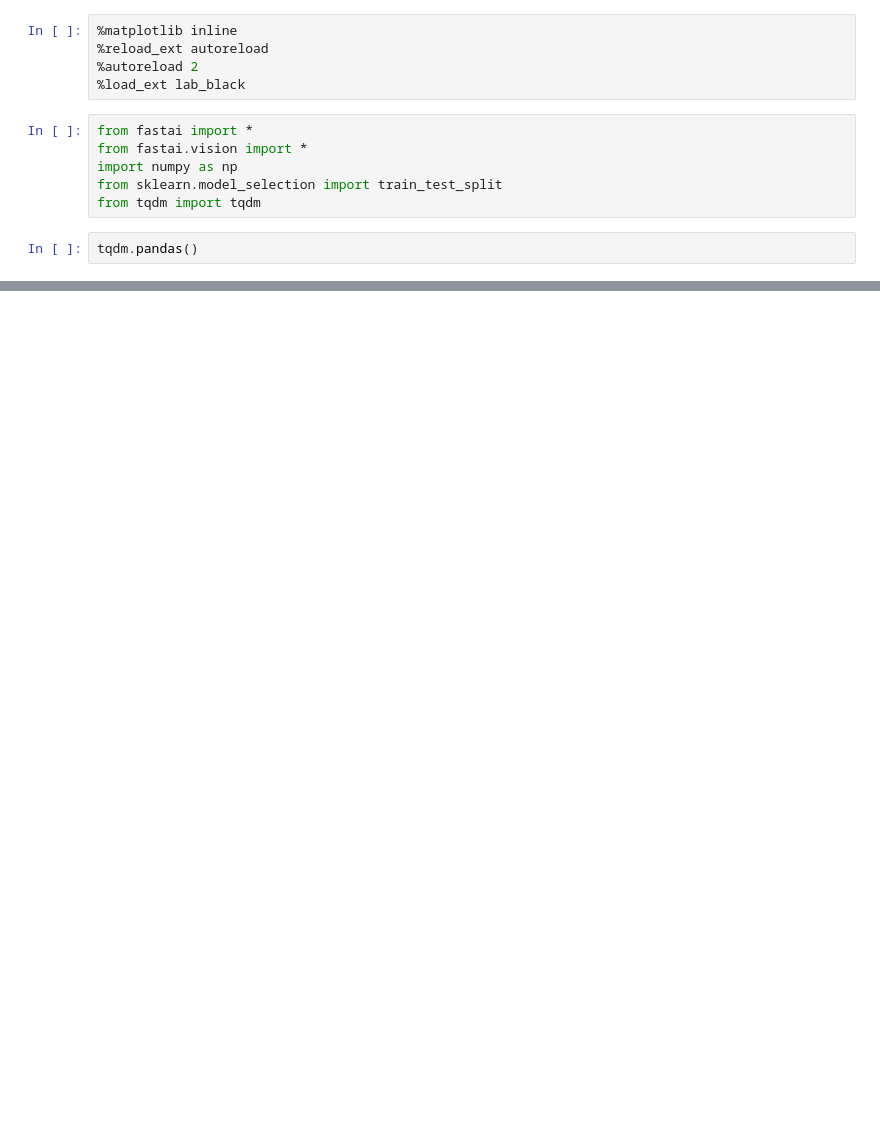
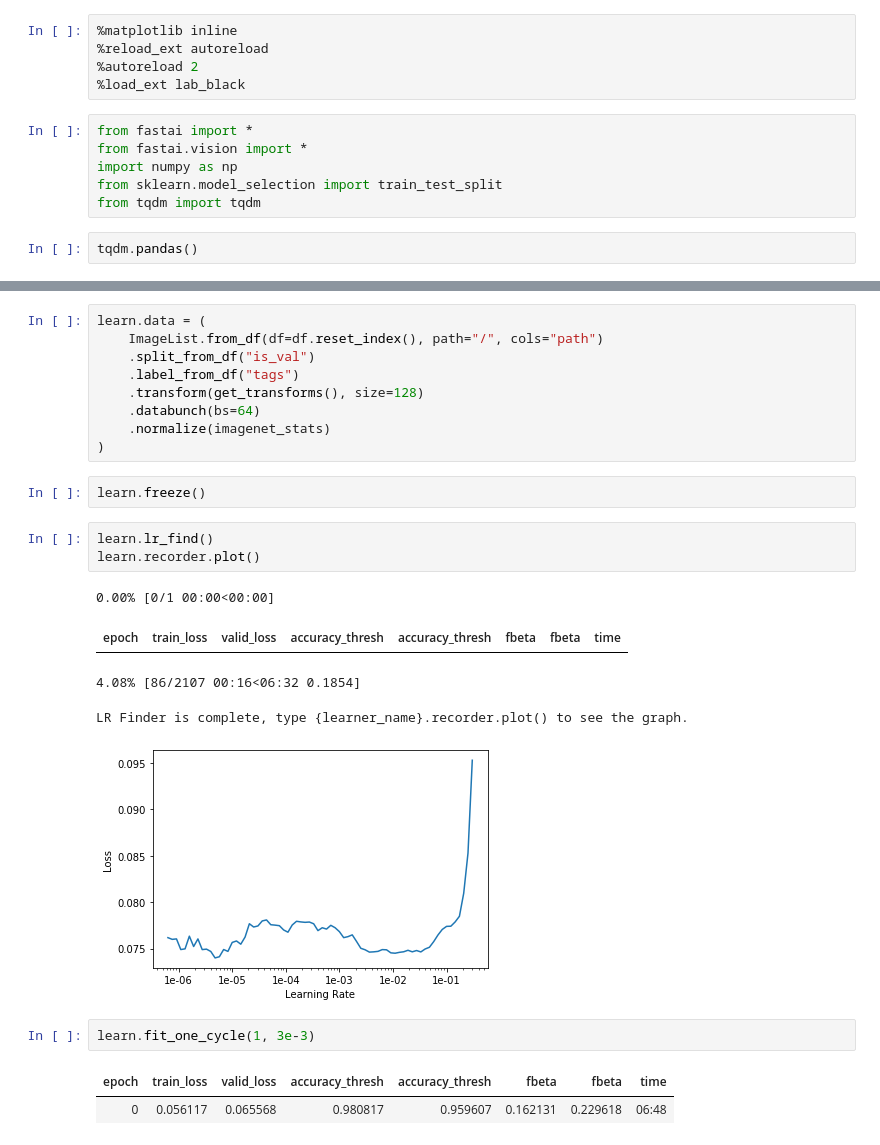
Before and after one commit to uptake/autofocus, a Jupyter notebook: autofocus/train_model/202002/train_model.ipynb, the cells around one changed output, grey strips where cells are left out. Saved outputs shown, nothing was run; the diff lists cells and outputs as text; blank space fills up the shorter version.

```diff
--- a/autofocus/train_model/202002/train_model.ipynb
+++ b/autofocus/train_model/202002/train_model.ipynb
@@ -62,0 +144,25 @@ learn.recorder.plot()
+# %%
+learn.data = (
+    ImageList.from_df(df=df.reset_index(), path="/", cols="path")
+    .split_from_df("is_val")
+    .label_from_df("tags")
+    .transform(get_transforms(), size=128)
+    .databunch(bs=64)
+    .normalize(imagenet_stats)
+)
+# %%
+learn.freeze()
+# %%
+learn.lr_find()
+learn.recorder.plot()
+# %% [output]
+0.00% [0/1 00:00<00:00]
+| epoch | train_loss | valid_loss | accuracy_thresh | accuracy_thresh | fbeta | fbeta | time |
+4.08% [86/2107 00:16<06:32 0.1854]
+LR Finder is complete, type {learner_name}.recorder.plot() to see the graph.
+[figure, added]
+# %%
+learn.fit_one_cycle(1, 3e-3)
+# %% [output]
+| epoch | train_loss | valid_loss | accuracy_thresh | accuracy_thresh | fbeta | fbeta | time |
+| 0 | 0.056117 | 0.065568 | 0.980817 | 0.959607 | 0.162131 | 0.229618 | 06:48 |
```
Also changed, not shown: parts of 53 cells of this notebook, 8 other files.
